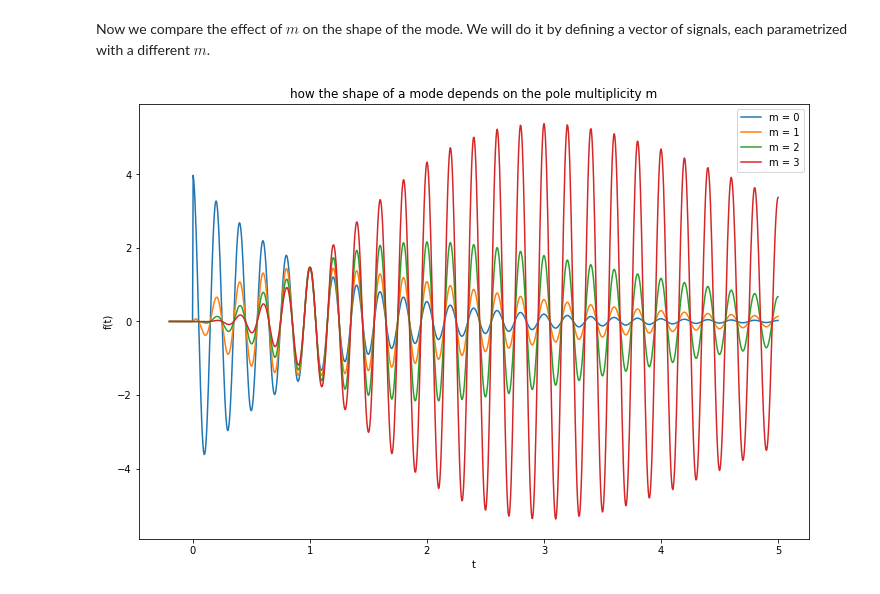
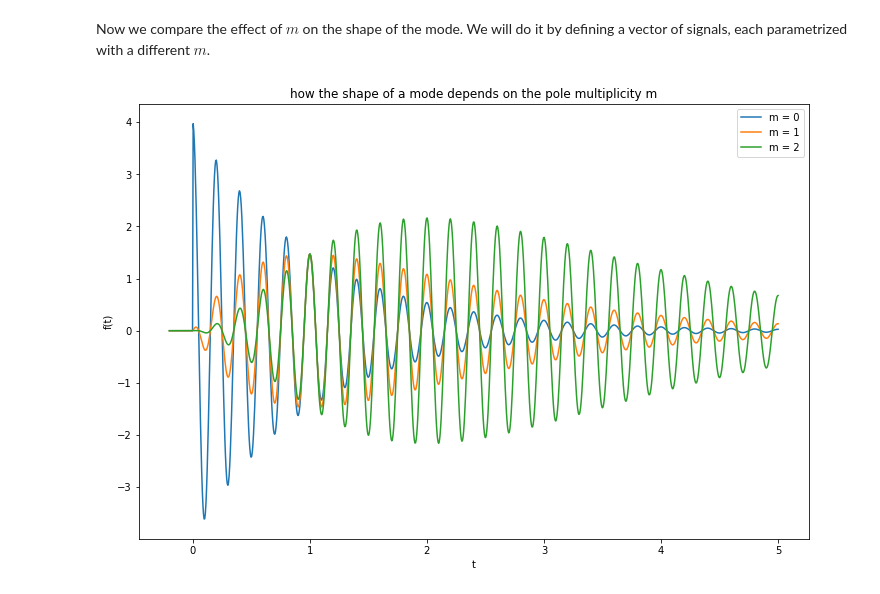
Before and after one commit to damianovar/Control-concepts-and-animations, a Jupyter notebook: PlotLTIModesWithSympy.ipynb, the cells around one changed output. Saved outputs shown, nothing was run; the diff lists cells and outputs as text; code cells hidden in the pictures.

```diff
--- a/PlotLTIModesWithSympy.ipynb
+++ b/PlotLTIModesWithSympy.ipynb
@@ -86,33 +86,33 @@ Now we compare the effect of $m$ on the shape of the mode. We will do it by defi
 # substitute only some specific values in the variables above
 subs_exp = my_exp.subs(
             [(A,      4),
-             (sigma, -1),
+             (sigma,  -1),
              (omega,  10*np.pi),
              (theta,  0)] )
 
 # use another set of t's for this plot
 lambdified_t = np.linspace( -0.2, 5, 1000)
 
 # and make the figure a bit bigger than before
 plt.figure(figsize = (12,8))
 
 # plot the various signals cycling on the potential values of m
-for mm in range(0, 4):
+for mm in range(0, 3):
 
     # get the actual signal
     curr_exp = subs_exp.subs([(m, mm)])
 
     # plot it
     lambdified_exp = sp.lambdify( t, curr_exp )
     plt.plot(lambdified_t, lambdified_exp(lambdified_t), label=f'm = {mm}')
 
 # set the various plot title and axis labels
 plt.title('how the shape of a mode depends on the pole multiplicity m')
 plt.xlabel('t')
 plt.ylabel('f(t)')
 plt.legend(loc='upper right')
 
 # display the plot
 plt.show()
 # %% [output]
-[figure, old version]
+[figure, new version]
```
Also changed, not shown: parts of 3 cells of this notebook, 10 other files.
